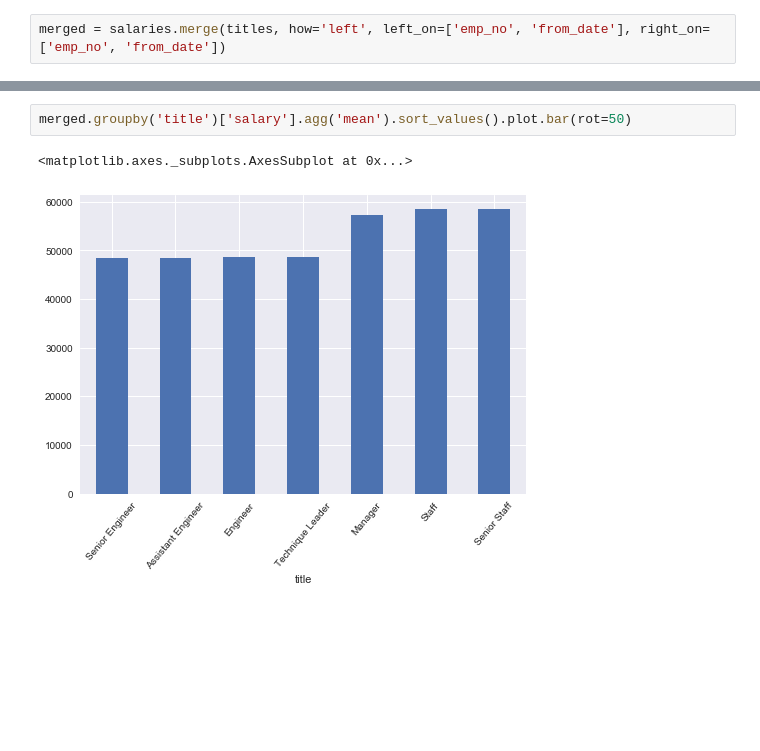
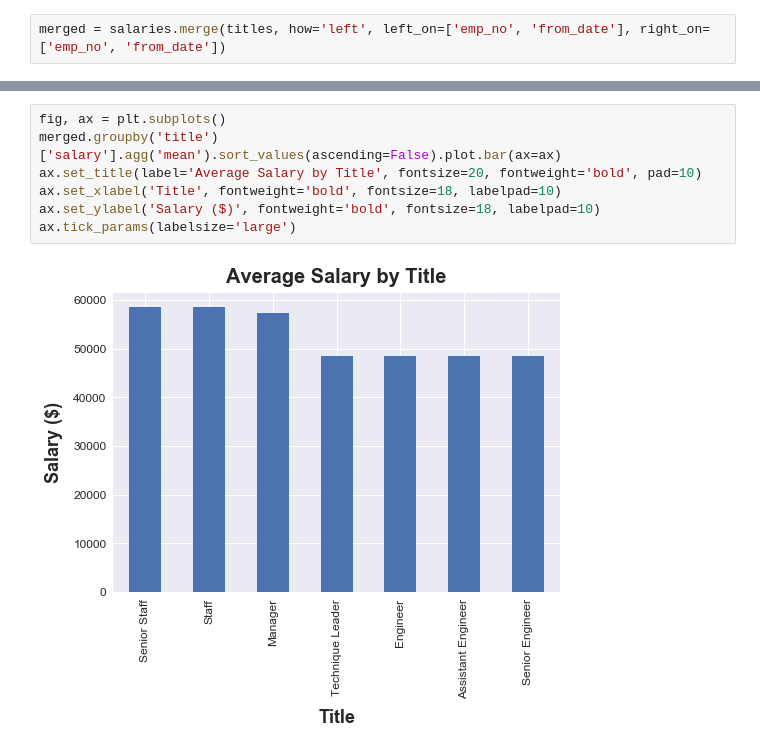
Before and after one commit to ringotm/SQL-Challenge, a Jupyter notebook: EmployeeSQL/Salary_Analysis.ipynb, the cells around one changed output, grey strips where cells are left out. Cells and saved outputs as stored; diff of their text form; blank space fills up the shorter version.

```diff
--- a/EmployeeSQL/Salary_Analysis.ipynb
+++ b/EmployeeSQL/Salary_Analysis.ipynb
@@ -84,5 +31,9 @@ merged.head(20)
-# %%
-merged.groupby('title')['salary'].agg('mean').sort_values().plot.bar(rot=50)
-# %% [output]
-<matplotlib.axes._subplots.AxesSubplot at 0x...>
-[figure, removed]
+# %%
+fig, ax = plt.subplots()
+merged.groupby('title')['salary'].agg('mean').sort_values(ascending=False).plot.bar(ax=ax)
+ax.set_title(label='Average Salary by Title', fontsize=20, fontweight='bold', pad=10)
+ax.set_xlabel('Title', fontweight='bold', fontsize=18, labelpad=10)
+ax.set_ylabel('Salary ($)', fontweight='bold', fontsize=18, labelpad=10)
+ax.tick_params(labelsize='large')
+# %% [output]
+[figure, added]
```
Also changed, not shown: parts of 6 cells of this notebook, 1 other file.
